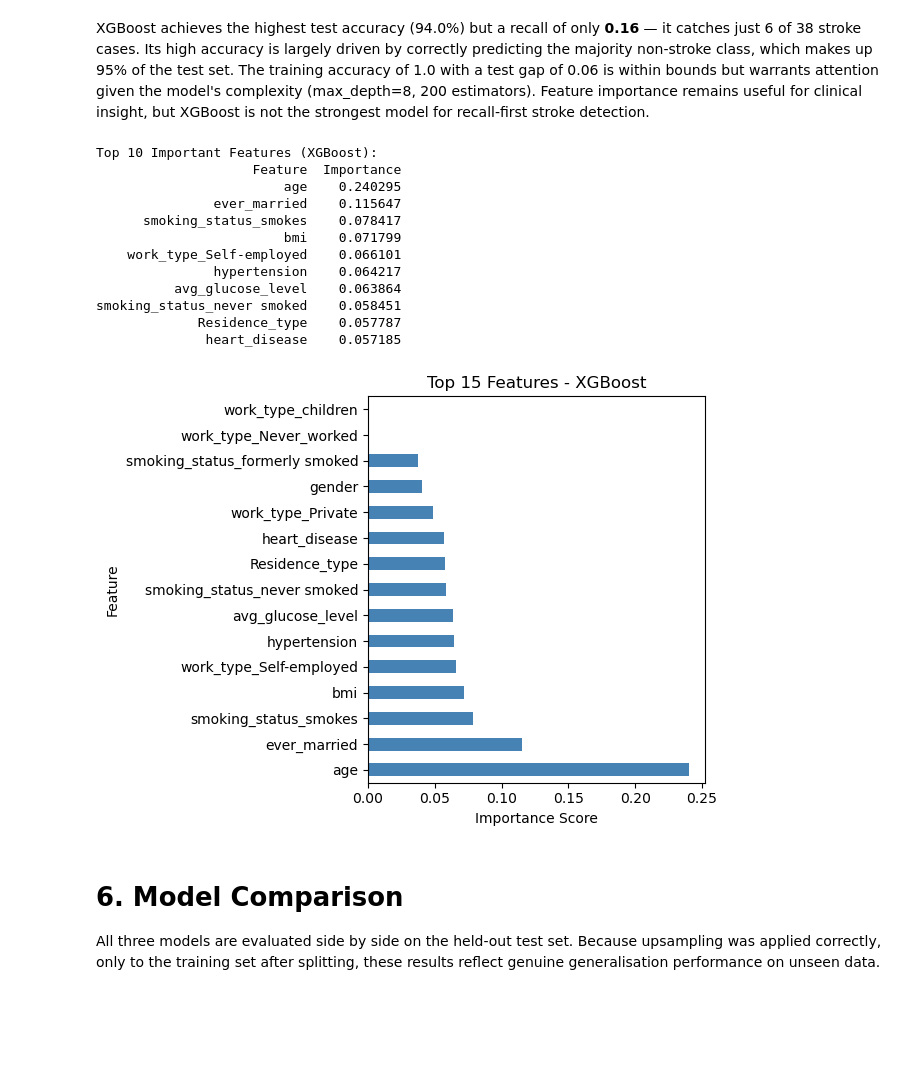
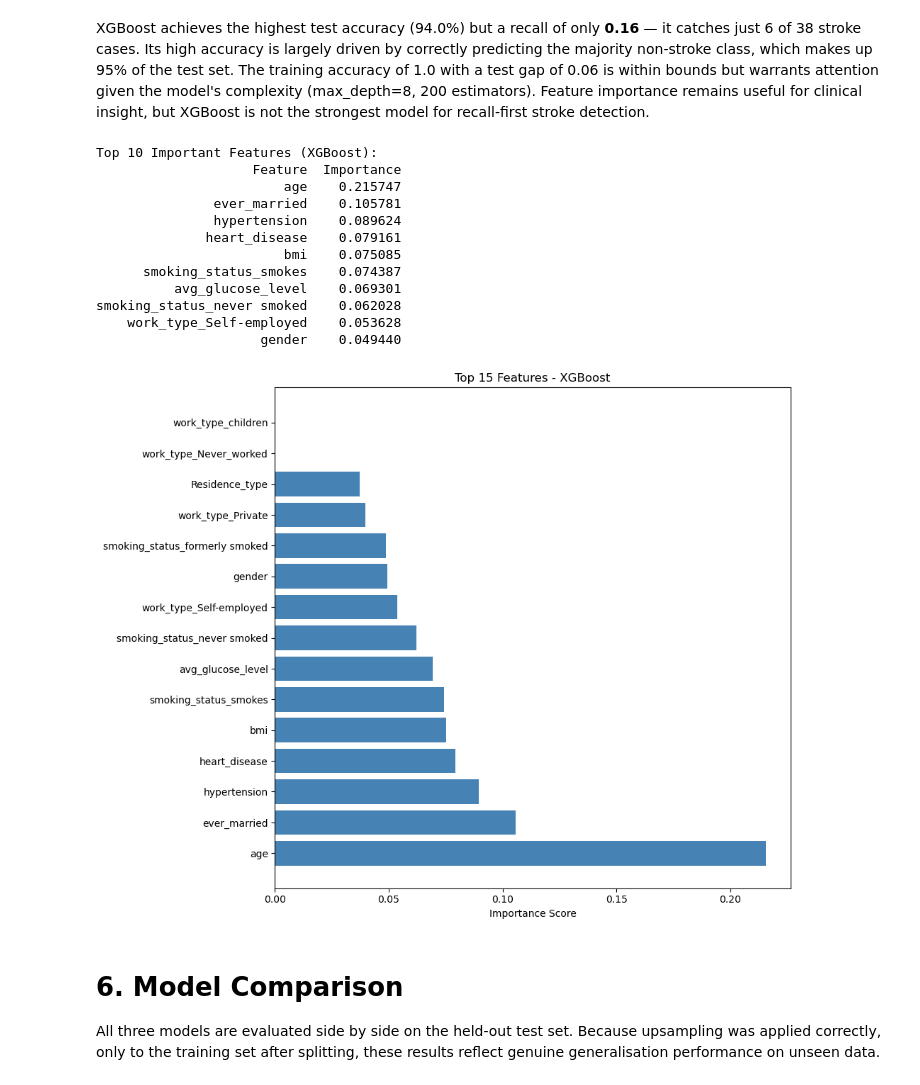
Before and after one commit to madidzanga-coder/MLG382-CYO-PROJECT-----Group-11, a Jupyter notebook: notebooks/modelling.ipynb, the cells around one changed output. Cells and saved outputs as stored; diff of their text form; code cells hidden in the pictures; blank space fills up the shorter version.

```diff
--- a/notebooks/modelling.ipynb
+++ b/notebooks/modelling.ipynb
@@ -235,24 +270,51 @@ XGBoost builds decision trees sequentially — each new tree corrects the errors
 
 **Best hyperparameters found by GridSearchCV:** learning_rate=0.2, max_depth=8, n_estimators=200
 # %%
-# Generate predictions using the trained XGBoost model
+import xgboost as xgb
+
+# Calculate scale_pos_weight for imbalance handling
+# scale_pos_weight = (number of negative samples) / (number of positive samples)
+scale_pos_weight = (len(y_train) - y_train.sum()) / y_train.sum()
+print(f"Scale pos weight: {scale_pos_weight:.4f}")
+
+# Initialize XGBoost with best hyperparameters and imbalance handling
+xgb_model = xgb.XGBClassifier(
+    learning_rate=0.2,
+    max_depth=8,
+    n_estimators=200,
+    scale_pos_weight=scale_pos_weight,  # Handles class imbalance
+    random_state=42,
+    eval_metric='logloss',
+    use_label_encoder=False
+)
+
+# Train on unscaled data (tree-based models don't need scaling)
+xgb_model.fit(X_train, y_train)
+
+# Generate predictions
 y_train_pred_xgb = xgb_model.predict(X_train)
 y_test_pred_xgb  = xgb_model.predict(X_test)
 
-print("XGBOOST PERFORMANCE:")
+print("\nXGBOOST PERFORMANCE:")
 print(f"  Training Accuracy:  {accuracy_score(y_train, y_train_pred_xgb):.4f}")
 print(f"  Test Accuracy:      {accuracy_score(y_test, y_test_pred_xgb):.4f}")
 print(f"  Test Precision:     {precision_score(y_test, y_test_pred_xgb, zero_division=0):.4f}")
 print(f"  Test Recall:        {recall_score(y_test, y_test_pred_xgb, zero_division=0):.4f}")
 print(f"  Test F1-Score:      {f1_score(y_test, y_test_pred_xgb, zero_division=0):.4f}")
 
-print("Classification Report:")
-print(classification_report(y_test, y_test_pred_xgb))
+# Save the model
+joblib.dump(xgb_model, '../artifacts/model_xgb.pkl')
+print("\nModel saved to ../artifacts/model_xgb.pkl")
 
+# Confusion Matrix
+plt.figure(figsize=(8, 6))
 cm = confusion_matrix(y_test, y_test_pred_xgb)
 sns.heatmap(cm / np.sum(cm), annot=True, cmap='Blues', fmt='.1%')
 plt.title('XGBoost - Test Confusion Matrix')
 plt.ylabel('True Label')
 plt.xlabel('Predicted Label')
 plt.show()
+
+print("\nClassification Report:")
+print(classification_report(y_test, y_test_pred_xgb))
 # %% [output]
@@ -277,32 +343,33 @@ XGBoost achieves the highest test accuracy (94.0%) but a recall of only **0.16**
 # %%
 # Feature importance — how much each feature contributed across all trees
 xgb_importance = pd.DataFrame({
     'Feature': X_train.columns,
     'Importance': xgb_model.feature_importances_
 }).sort_values('Importance', ascending=False)
 
 print("Top 10 Important Features (XGBoost):")
 print(xgb_importance.head(10).to_string(index=False))
 
-xgb_importance.head(15).plot(kind='barh', x='Feature', y='Importance', color='steelblue', legend=False)
+plt.figure(figsize=(10, 8))
+plt.barh(xgb_importance.head(15)['Feature'], xgb_importance.head(15)['Importance'], color='steelblue')
 plt.title('Top 15 Features - XGBoost')
 plt.xlabel('Importance Score')
 plt.tight_layout()
 plt.show()
 # %% [output]
 Top 10 Important Features (XGBoost):
                     Feature  Importance
-                        age    0.240295
-               ever_married    0.115647
-      smoking_status_smokes    0.078417
-                        bmi    0.071799
-    work_type_Self-employed    0.066101
-               hypertension    0.064217
-          avg_glucose_level    0.063864
-smoking_status_never smoked    0.058451
-             Residence_type    0.057787
-              heart_disease    0.057185
+                        age    0.215747
+               ever_married    0.105781
+               hypertension    0.089624
+              heart_disease    0.079161
+                        bmi    0.075085
+      smoking_status_smokes    0.074387
+          avg_glucose_level    0.069301
+smoking_status_never smoked    0.062028
+    work_type_Self-employed    0.053628
+                     gender    0.049440
-[figure, old version]
+[figure, new version]
 # %% [markdown]
 # 6. Model Comparison
 
```
Also changed, not shown: parts of 12 cells of this notebook, 12 other files.
